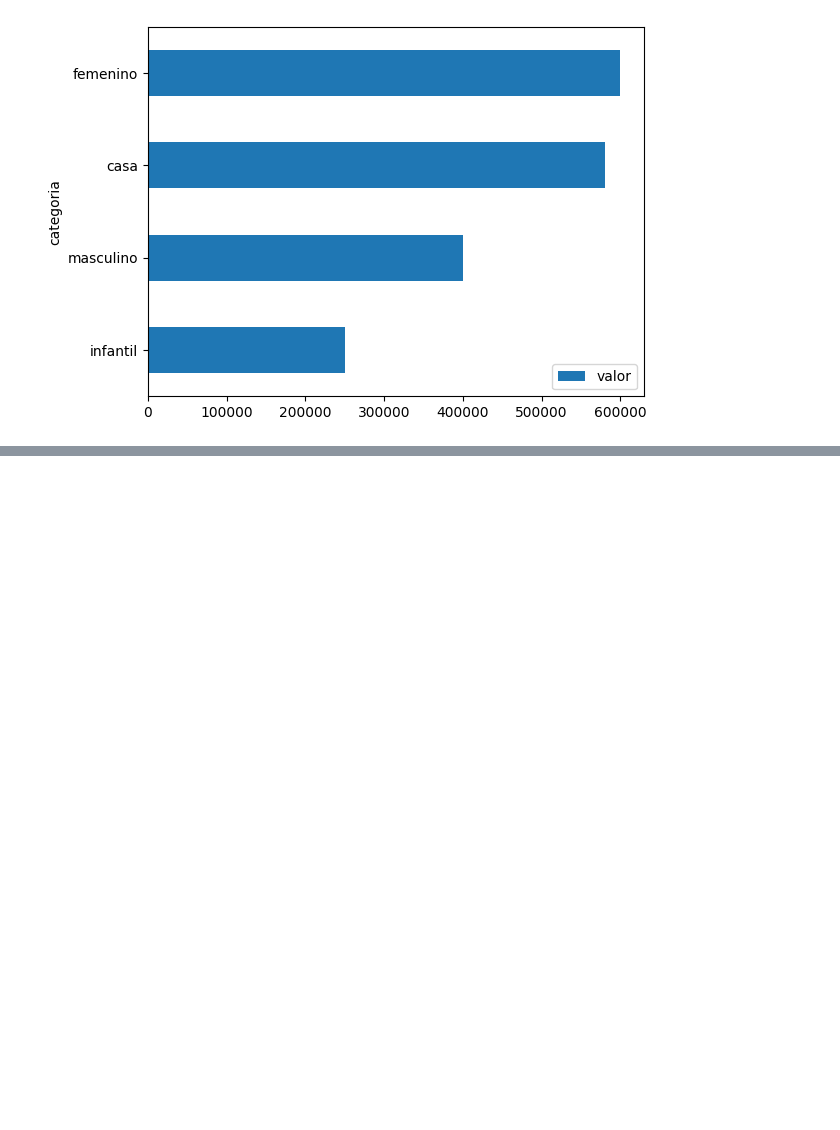
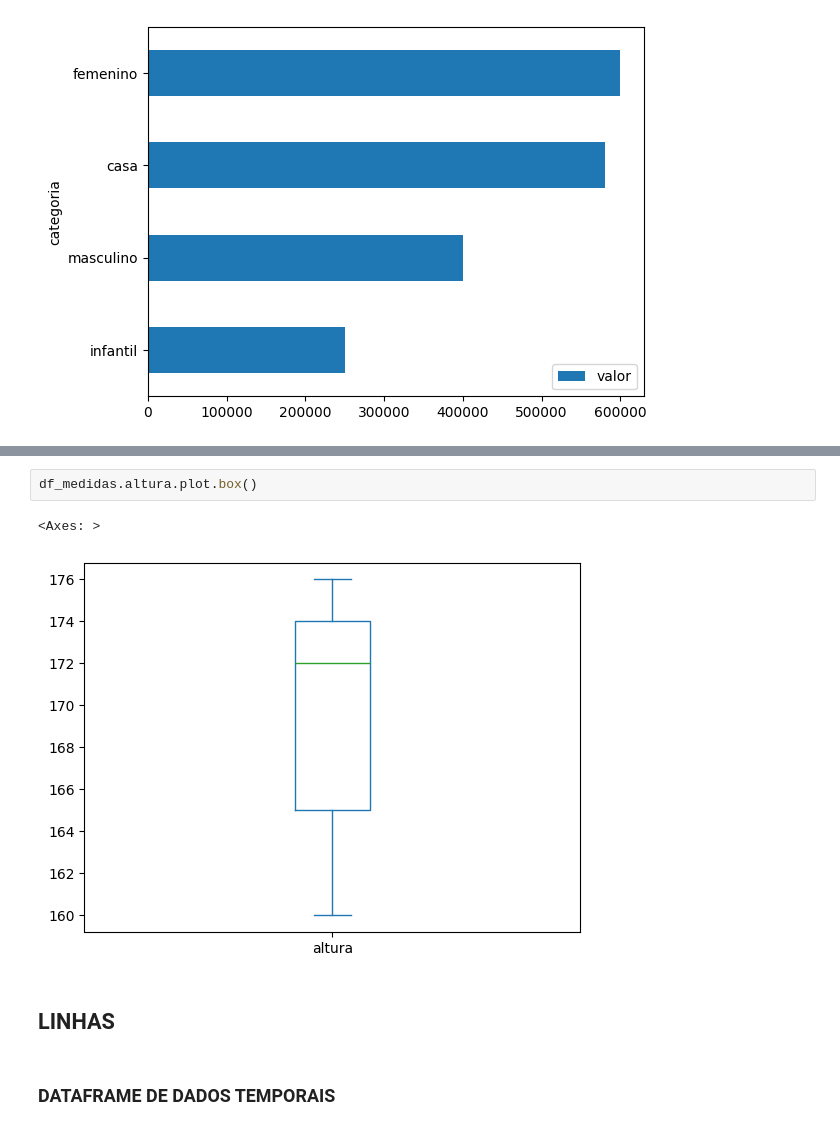
Before and after one commit to maryane-castro/data-science-rocketseat, a Jupyter notebook: Stage-1/step-1.ipynb, the cells around one changed output, grey strips where cells are left out. Saved outputs shown, nothing was run; the diff lists cells and outputs as text; blank space fills up the shorter version.

```diff
--- a/Stage-1/step-1.ipynb
+++ b/Stage-1/step-1.ipynb
@@ -143,0 +153,9 @@ df_vendas.sort_values('valor', ascending=True).plot.barh(x='categoria', y='valor
+# %%
+df_medidas.altura.plot.box()
+# %% [output]
+<Axes: >
+[figure, added]
+# %% [markdown]
+## LINHAS
+# %% [markdown]
+### DATAFRAME DE DADOS TEMPORAIS
```
Also changed, not shown: parts of 11 cells of this notebook, 6 other files.
